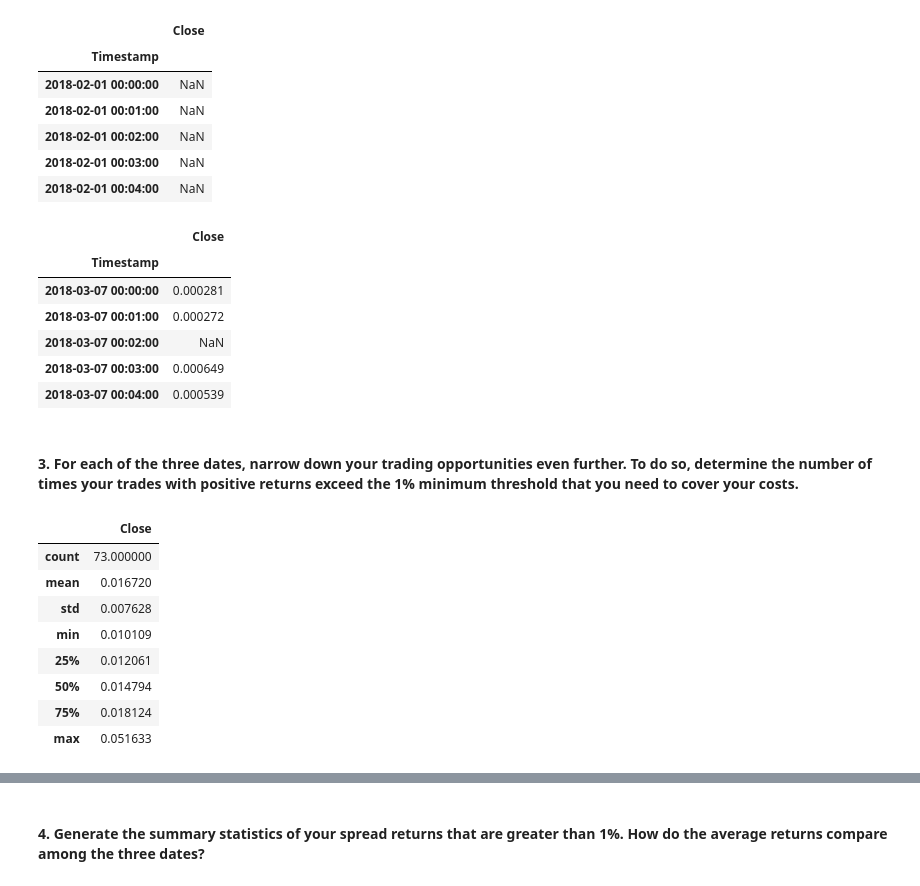
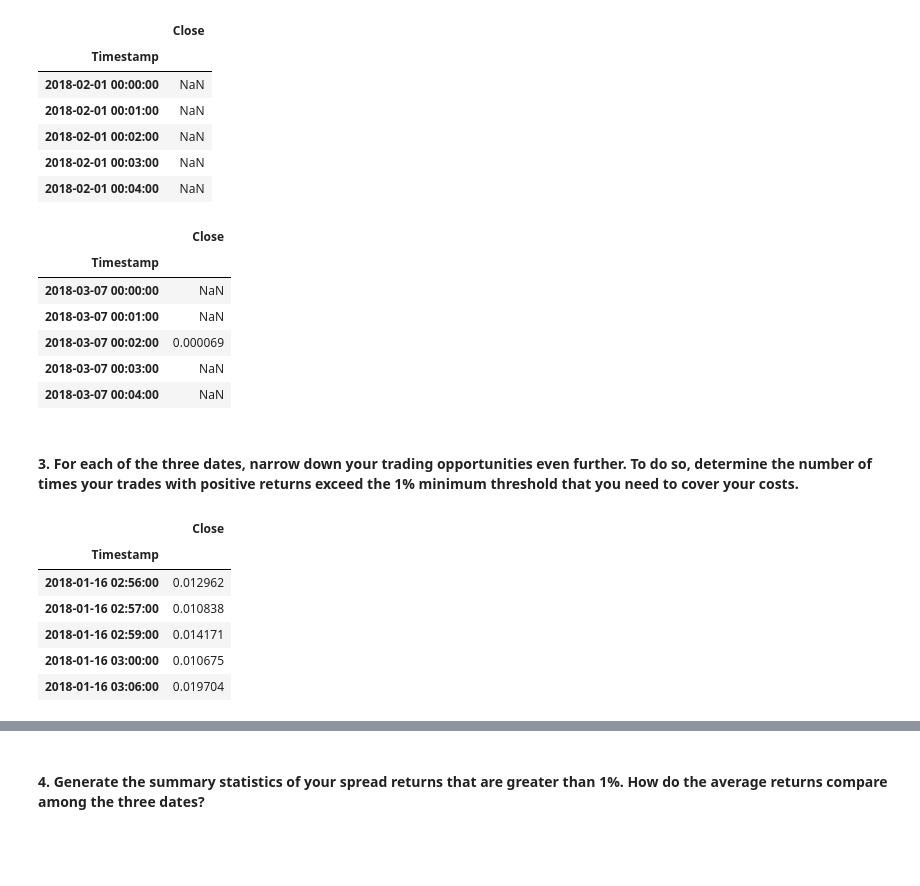
Before and after one commit to DigitalGoldRush/Module_3_Challenge, a Jupyter notebook: Module 3 Challenge/Starter_Code/crypto_arbitrage.ipynb, the cells around one changed output, grey strips where cells are left out. Drawn from its saved outputs; the diff is of its cells as text; code cells hidden in the pictures; blank space fills up the shorter version.

```diff
--- a/Module 3 Challenge/Starter_Code/crypto_arbitrage.ipynb
+++ b/Module 3 Challenge/Starter_Code/crypto_arbitrage.ipynb
@@ -528,7 +525,7 @@ arb_late_filter.describe()
 # %%
 # For the date early in the dataset, calculate the spread returns by dividing the instances when the arbitrage spread is positive (> 0)
 # by the price of Bitcoin from the exchange you are buying on (the lower-priced exchange).
-spread_return_early = arb_early_filter[arb_early_filter > 0] / bitstamp_sliced.loc["2018-01-16"]
+spread_return_early = arbitrage_spread_early[arbitrage_spread_early > 0] / bitstamp_sliced.loc["2018-01-16"]
 
 # Review the spread return DataFrame
 spread_return_early.head()
@@ -554,38 +551,36 @@ spread_return_middle.head()
 | 2018-02-01 00:03:00 | NaN |
 | 2018-02-01 00:04:00 | NaN |
 # %%
-spread_return_late = arb_late_filter[arb_late_filter > 0] / bitstamp_sliced.loc["2018-03-07"]
+spread_return_late = arbitrage_spread_late[arbitrage_spread_late > 0] / bitstamp_sliced.loc["2018-03-07"]
 
 # Review the spread return DataFrame
 spread_return_late.head()
 # %% [output]
 |  | Close |
 | Timestamp |  |
-| 2018-03-07 00:00:00 | 0.000281 |
-| 2018-03-07 00:01:00 | 0.000272 |
-| 2018-03-07 00:02:00 | NaN |
-| 2018-03-07 00:03:00 | 0.000649 |
-| 2018-03-07 00:04:00 | 0.000539 |
+| 2018-03-07 00:00:00 | NaN |
+| 2018-03-07 00:01:00 | NaN |
+| 2018-03-07 00:02:00 | 0.000069 |
+| 2018-03-07 00:03:00 | NaN |
+| 2018-03-07 00:04:00 | NaN |
 # %% [markdown]
 #### 3. For each of the three dates, narrow down your trading opportunities even further. To do so, determine the number of times your trades with positive returns exceed the 1% minimum threshold that you need to cover your costs.
 # %%
 # For the date early in the dataset, determine the number of times your trades with positive returns
 # exceed the 1% minimum threshold (.01) that you need to cover your costs
 profitable_trades_early = spread_return_early[spread_return_early > .01]
 
 # Review the first five profitable trades
-profit_trades_early = profitable_trades_early[profitable_trades_early > .01]
+profit_trades_early = profitable_trades_early.dropna()
 profit_trades_early.head()
 # %% [output]
 |  | Close |
-| count | 73.000000 |
-| mean | 0.016720 |
-| std | 0.007628 |
-| min | 0.010109 |
-| 25% | 0.012061 |
-| 50% | 0.014794 |
-| 75% | 0.018124 |
-| max | 0.051633 |
+| Timestamp |  |
+| 2018-01-16 02:56:00 | 0.012962 |
+| 2018-01-16 02:57:00 | 0.010838 |
+| 2018-01-16 02:59:00 | 0.014171 |
+| 2018-01-16 03:00:00 | 0.010675 |
+| 2018-01-16 03:06:00 | 0.019704 |
 # %%
 profitable_trades_middle = spread_return_middle[spread_return_middle > .01]
 
```
Also changed, not shown: parts of 9 cells of this notebook.
